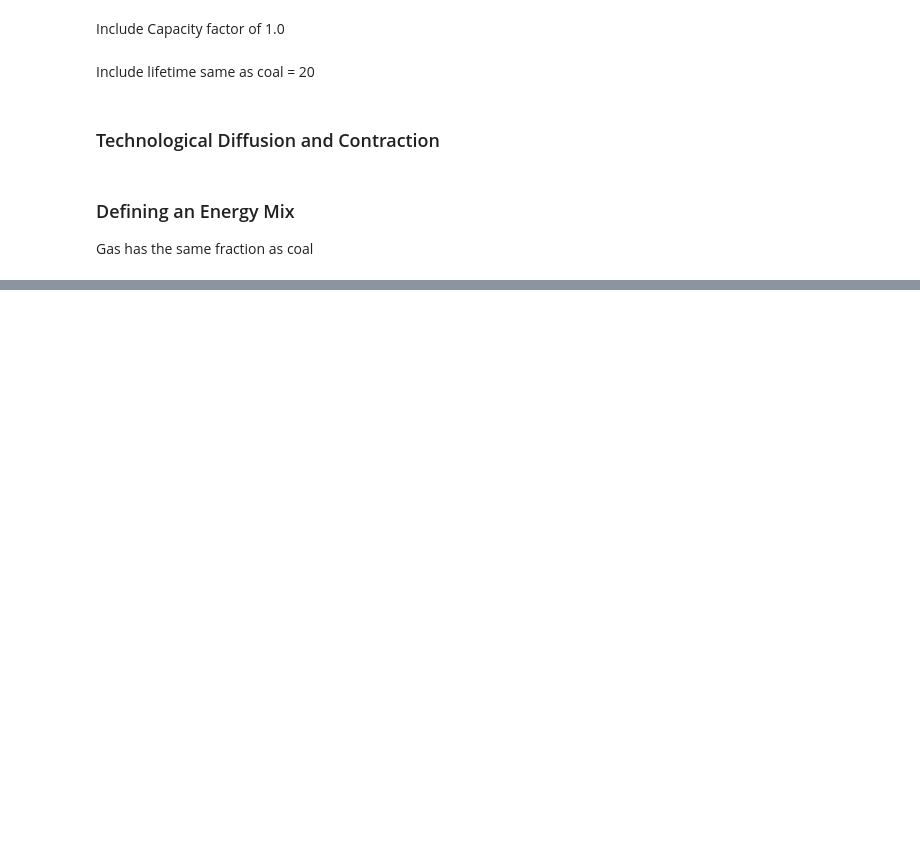
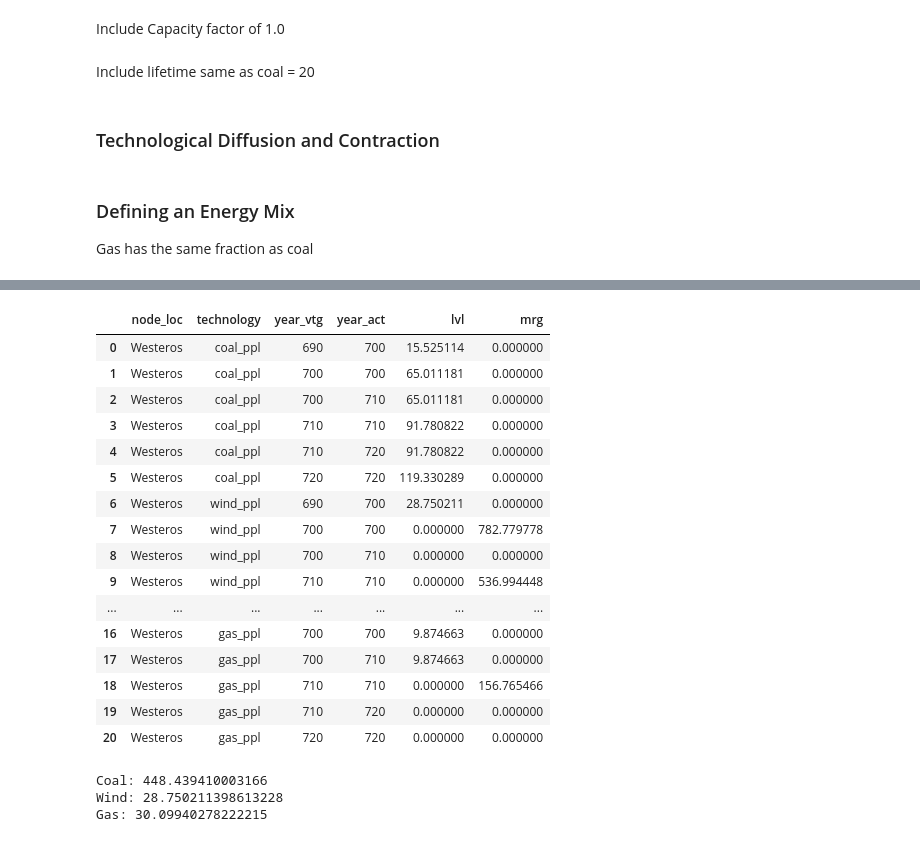
Before and after one commit to DominikPutz/message-ix-westeros, a Jupyter notebook: westeros_gas_ppl.ipynb, the cells around one changed output, grey strips where cells are left out. Cells and saved outputs as stored; diff of their text form; code cells hidden in the pictures; blank space fills up the shorter version.

```diff
--- a/westeros_gas_ppl.ipynb
+++ b/westeros_gas_ppl.ipynb
@@ -115,0 +279,29 @@ scen.var('OBJ')['lvl']
+# %%
+capacity = scen.var('CAP')
+capacity
+# %% [output]
+|  | node_loc | technology | year_vtg | year_act | lvl | mrg |
+| 0 | Westeros | coal_ppl | 690 | 700 | 15.525114 | 0.000000 |
+| 1 | Westeros | coal_ppl | 700 | 700 | 65.011181 | 0.000000 |
+| 2 | Westeros | coal_ppl | 700 | 710 | 65.011181 | 0.000000 |
+| 3 | Westeros | coal_ppl | 710 | 710 | 91.780822 | 0.000000 |
+| 4 | Westeros | coal_ppl | 710 | 720 | 91.780822 | 0.000000 |
+| 5 | Westeros | coal_ppl | 720 | 720 | 119.330289 | 0.000000 |
+| 6 | Westeros | wind_ppl | 690 | 700 | 28.750211 | 0.000000 |
+| 7 | Westeros | wind_ppl | 700 | 700 | 0.000000 | 782.779778 |
+| 8 | Westeros | wind_ppl | 700 | 710 | 0.000000 | 0.000000 |
+| 9 | Westeros | wind_ppl | 710 | 710 | 0.000000 | 536.994448 |
+| ... | ... | ... | ... | ... | ... | ... |
+| 16 | Westeros | gas_ppl | 700 | 700 | 9.874663 | 0.000000 |
+| 17 | Westeros | gas_ppl | 700 | 710 | 9.874663 | 0.000000 |
+| 18 | Westeros | gas_ppl | 710 | 710 | 0.000000 | 156.765466 |
+| 19 | Westeros | gas_ppl | 710 | 720 | 0.000000 | 0.000000 |
+| 20 | Westeros | gas_ppl | 720 | 720 | 0.000000 | 0.000000 |
+# %%
+print('Coal:', capacity.loc[capacity['technology'] == 'coal_ppl']['lvl'].sum())
+print('Wind:', capacity.loc[capacity['technology'] == 'wind_ppl']['lvl'].sum())
+print('Gas:', capacity.loc[capacity['technology'] == 'gas_ppl']['lvl'].sum())
+# %% [output]
+Coal: 448.439410003166
+Wind: 28.750211398613228
+Gas: 30.09940278222215
```
Also changed, not shown: parts of 33 cells of this notebook, 1 other file.
